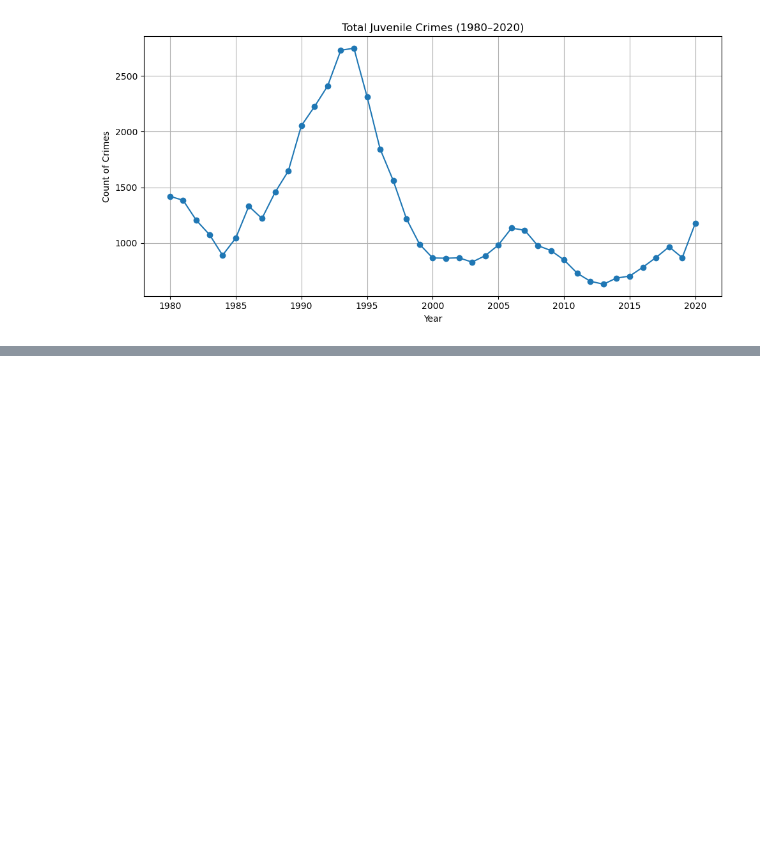
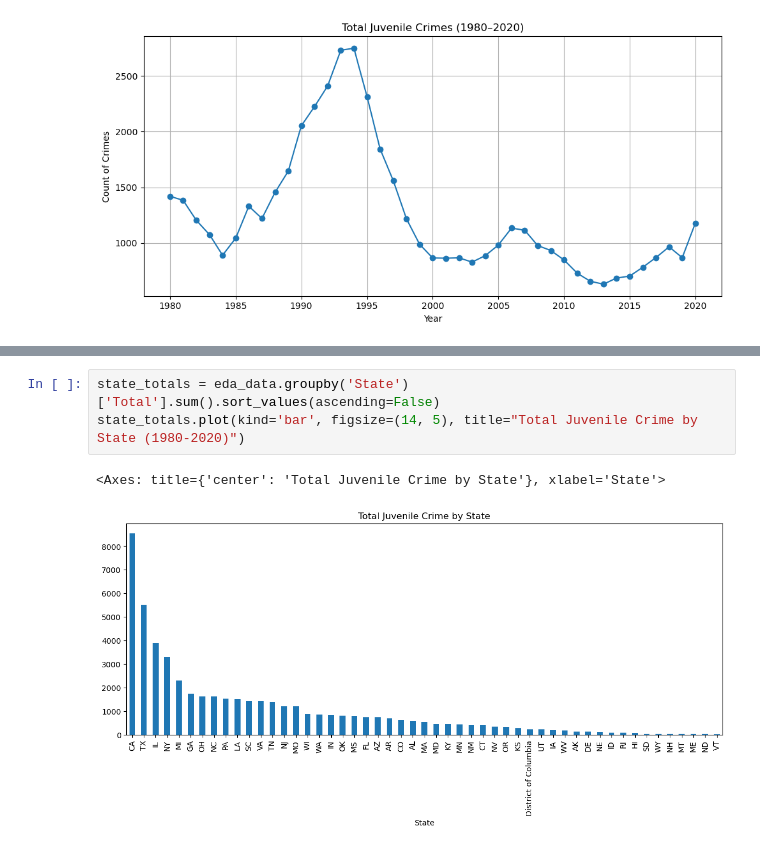
Before and after one commit to nsano1/CSE572FinalProject, a Jupyter notebook: exploratory_data_analysis.ipynb, the cells around one changed output, grey strips where cells are left out. Saved outputs shown, nothing was run; the diff lists cells and outputs as text; blank space fills up the shorter version.

Commit message:
eda plots for states

```diff
--- a/exploratory_data_analysis.ipynb
+++ b/exploratory_data_analysis.ipynb
@@ -72,0 +59,6 @@ Name: Total, Length: 1972, dtype: int64
+# %%
+state_totals = eda_data.groupby('State')['Total'].sum().sort_values(ascending=False)
+state_totals.plot(kind='bar', figsize=(14, 5), title="Total Juvenile Crime by State (1980-2020)")
+# %% [output]
+<Axes: title={'center': 'Total Juvenile Crime by State'}, xlabel='State'>
+[figure, added]
```
Also changed, not shown: parts of 3 cells of this notebook.
